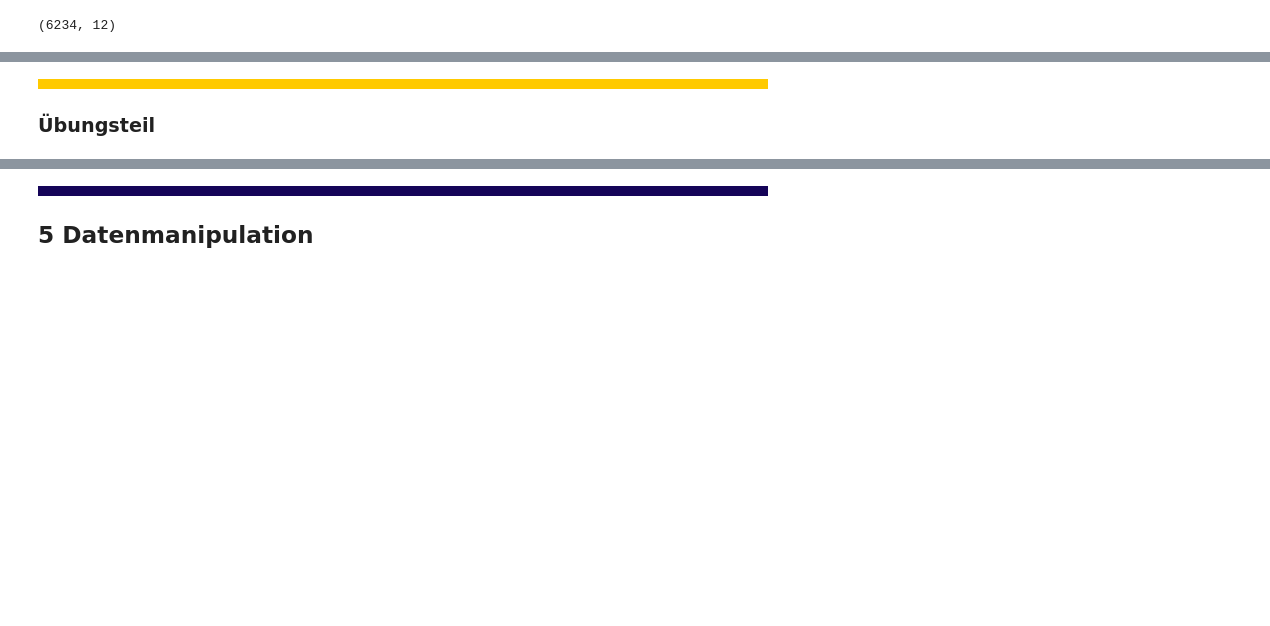
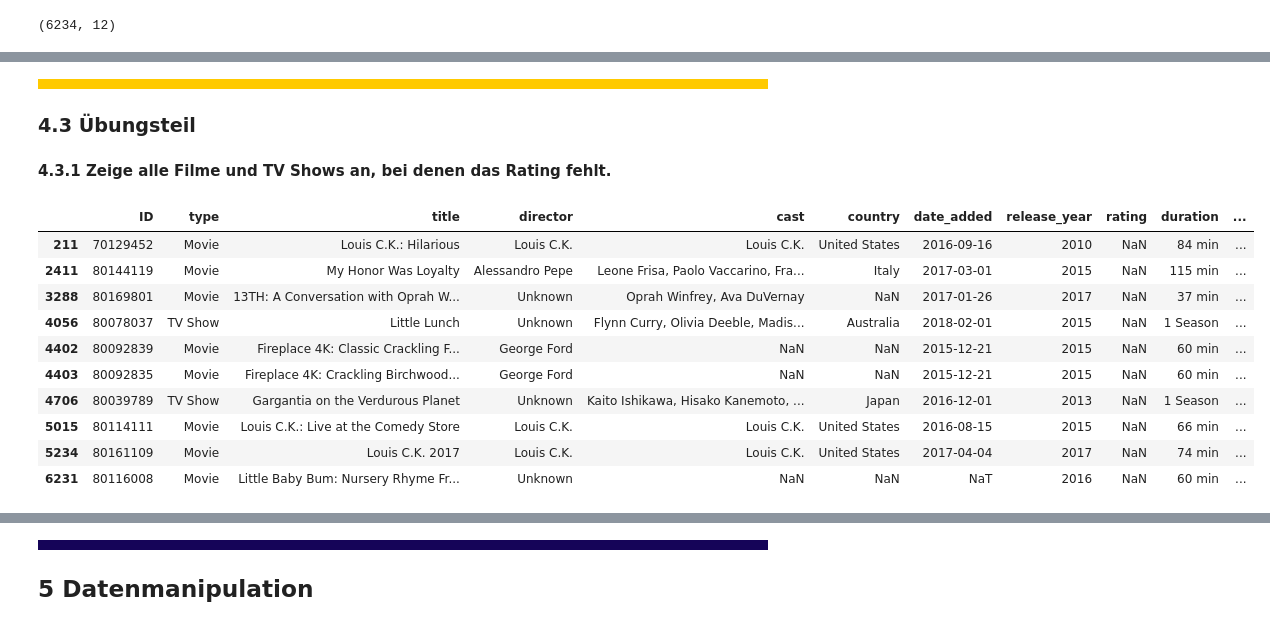
Before and after one commit to orca-nrw/lernmodul-pandas, a Jupyter notebook: index.ipynb, the cells around one changed output, grey strips where cells are left out. Cells and saved outputs as stored; diff of their text form; code cells hidden in the pictures; blank space fills up the shorter version.

```diff
--- a/index.ipynb
+++ b/index.ipynb
@@ -928,4 +929,20 @@ netflix_duplicat_df.shape
 # %% [markdown]
 <div style="background-color: #FFCA00 ; padding: 5px; "></div>
 
-### Übungsteil
+### **4.3** <a id='uebungsteil4'>Übungsteil</a>
+# %% [markdown]
+**4.3.1 Zeige alle Filme und TV Shows an, bei denen das Rating fehlt.**
+# %%
+netflix_titles_df[netflix_titles_df['rating'].isnull()]
+# %% [output]
+|  | ID | type | title | director | cast | country | date_added | release_year | rating | duration | ... |
+| 211 | 70129452 | Movie | Louis C.K.: Hilarious | Louis C.K. | Louis C.K. | United States | 2016-09-16 | 2010 | NaN | 84 min | ... |
+| 2411 | 80144119 | Movie | My Honor Was Loyalty | Alessandro Pepe | Leone Frisa, Paolo Vaccarino, Fra... | Italy | 2017-03-01 | 2015 | NaN | 115 min | ... |
+| 3288 | 80169801 | Movie | 13TH: A Conversation with Oprah W... | Unknown | Oprah Winfrey, Ava DuVernay | NaN | 2017-01-26 | 2017 | NaN | 37 min | ... |
+| 4056 | 80078037 | TV Show | Little Lunch | Unknown | Flynn Curry, Olivia Deeble, Madis... | Australia | 2018-02-01 | 2015 | NaN | 1 Season | ... |
+| 4402 | 80092839 | Movie | Fireplace 4K: Classic Crackling F... | George Ford | NaN | NaN | 2015-12-21 | 2015 | NaN | 60 min | ... |
+| 4403 | 80092835 | Movie | Fireplace 4K: Crackling Birchwood... | George Ford | NaN | NaN | 2015-12-21 | 2015 | NaN | 60 min | ... |
+| 4706 | 80039789 | TV Show | Gargantia on the Verdurous Planet | Unknown | Kaito Ishikawa, Hisako Kanemoto, ... | Japan | 2016-12-01 | 2013 | NaN | 1 Season | ... |
+| 5015 | 80114111 | Movie | Louis C.K.: Live at the Comedy Store | Louis C.K. | Louis C.K. | United States | 2016-08-15 | 2015 | NaN | 66 min | ... |
+| 5234 | 80161109 | Movie | Louis C.K. 2017 | Louis C.K. | Louis C.K. | United States | 2017-04-04 | 2017 | NaN | 74 min | ... |
+| 6231 | 80116008 | Movie | Little Baby Bum: Nursery Rhyme Fr... | Unknown | NaN | NaN | NaT | 2016 | NaN | 60 min | ... |
```
Also changed, not shown: parts of 21 cells of this notebook.
